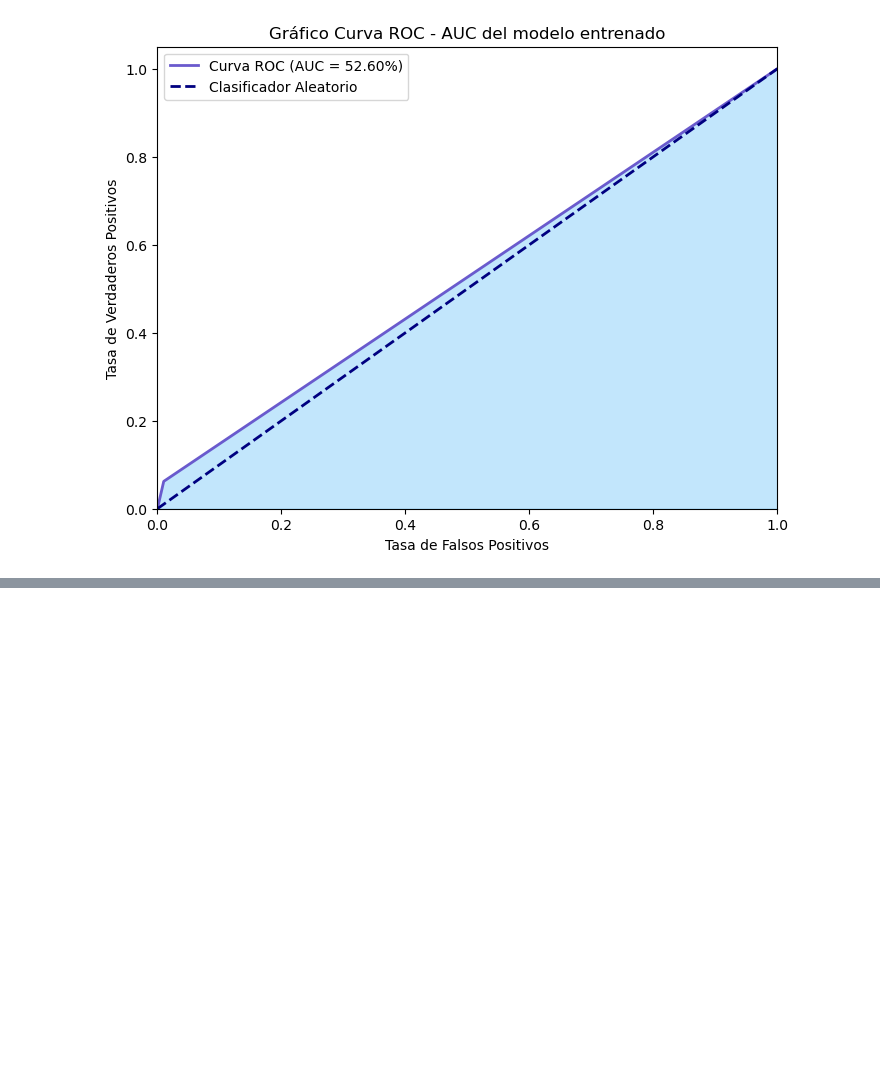
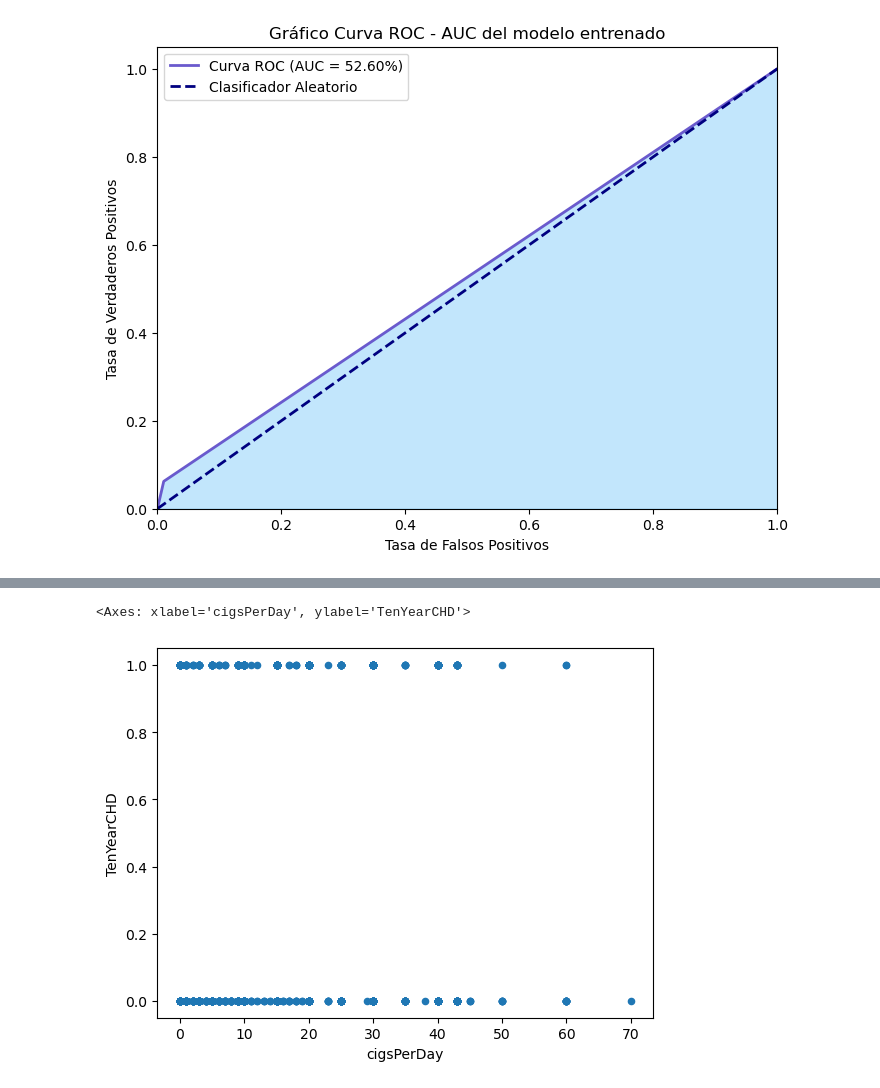
Before and after one commit to GuerreroRuiz/Etapa2_Grupo40, a Jupyter notebook: regresion_logistica.ipynb, the cells around one changed output, grey strips where cells are left out. Saved outputs shown, nothing was run; the diff lists cells and outputs as text; code cells hidden in the pictures; blank space fills up the shorter version.

```diff
--- a/regresion_logistica.ipynb
+++ b/regresion_logistica.ipynb
@@ -237,0 +252,7 @@ plt.show()
+# %%
+# se imprime el grafico de dispersión de las variables seleccionadas
+
+datos_finales[['cigsPerDay','TenYearCHD']].plot.scatter(x='cigsPerDay',y='TenYearCHD')
+# %% [output]
+<Axes: xlabel='cigsPerDay', ylabel='TenYearCHD'>
+[figure, added]
```
Also changed, not shown: parts of 9 cells of this notebook.
